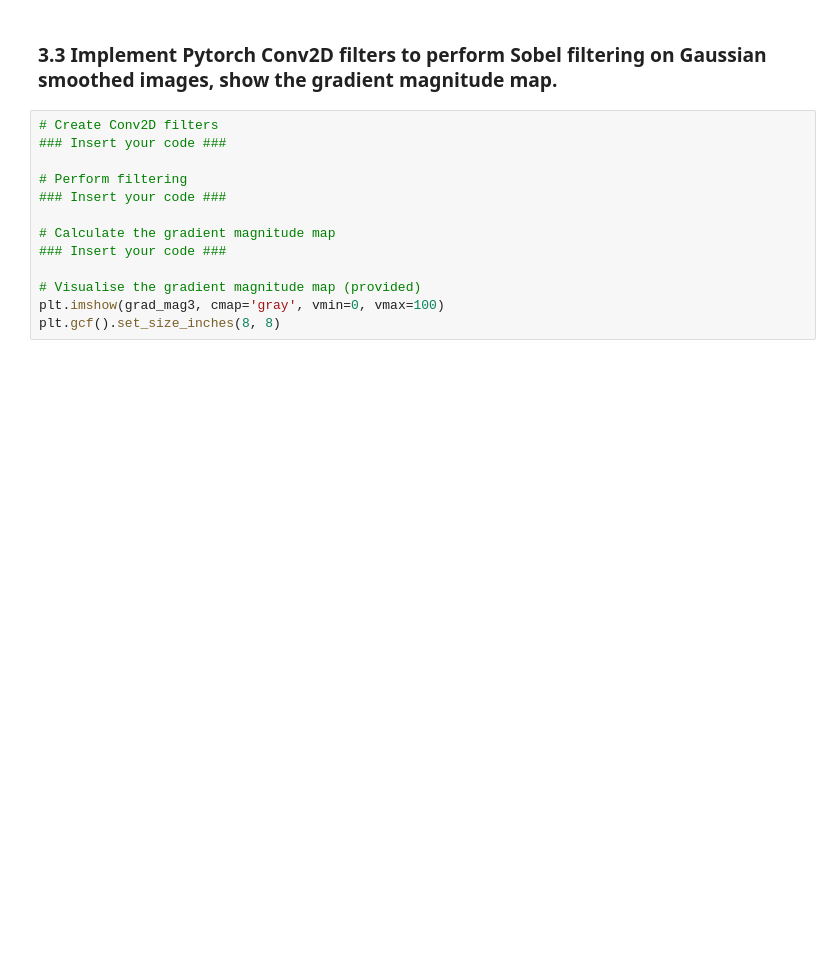
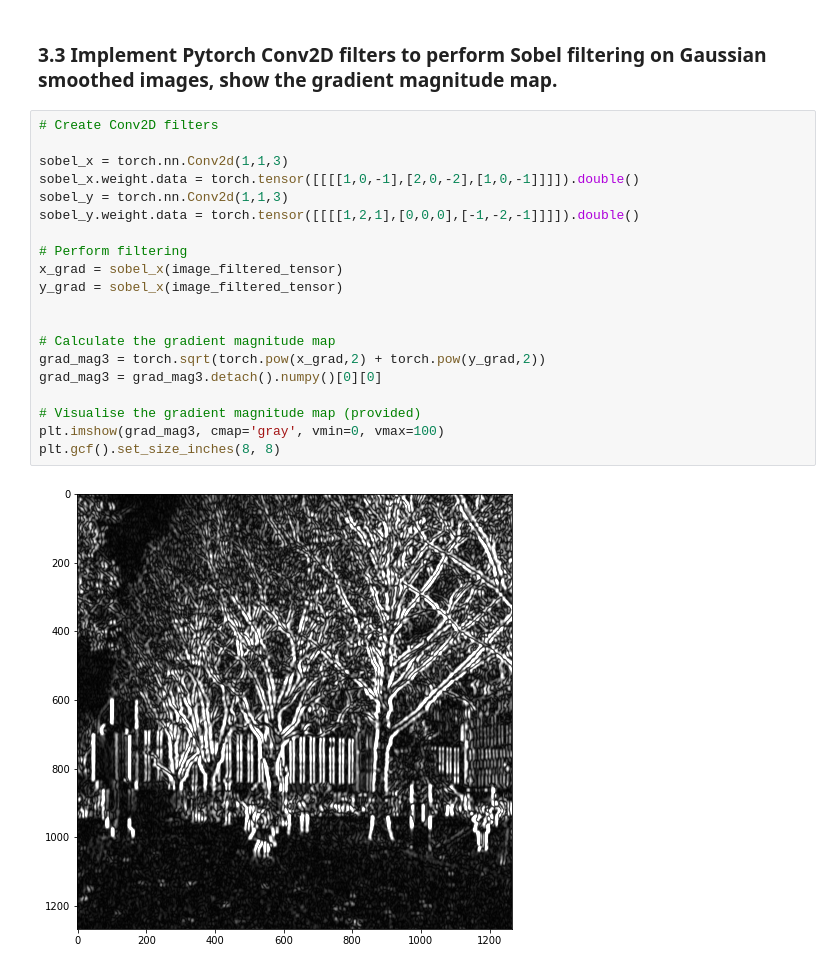
Before and after one commit to Shaanukstar123/Computer-Vision-CW1-Image-Filtering, a Jupyter notebook: coursework_01/coursework_01.ipynb, the cells around one changed output. Saved outputs shown, nothing was run; the diff lists cells and outputs as text; blank space fills up the shorter version.

```diff
--- a/coursework_01/coursework_01.ipynb
+++ b/coursework_01/coursework_01.ipynb
@@ -335,15 +331,24 @@ RuntimeError: [enforce fail at C:\actions-runner\_work\pytorch\pytorch\builder\w
 # %% [markdown]
 ### 3.3 Implement Pytorch Conv2D filters to perform Sobel filtering on Gaussian smoothed images, show the gradient magnitude map.
-# %%
-# Create Conv2D filters
-### Insert your code ###
-
-# Perform filtering
-### Insert your code ###
-
-# Calculate the gradient magnitude map
-### Insert your code ###
-
-# Visualise the gradient magnitude map (provided)
-plt.imshow(grad_mag3, cmap='gray', vmin=0, vmax=100)
-plt.gcf().set_size_inches(8, 8)
+# %%
+# Create Conv2D filters
+
+sobel_x = torch.nn.Conv2d(1,1,3)
+sobel_x.weight.data = torch.tensor([[[[1,0,-1],[2,0,-2],[1,0,-1]]]]).double()
+sobel_y = torch.nn.Conv2d(1,1,3)
+sobel_y.weight.data = torch.tensor([[[[1,2,1],[0,0,0],[-1,-2,-1]]]]).double()
+
+# Perform filtering
+x_grad = sobel_x(image_filtered_tensor)
+y_grad = sobel_x(image_filtered_tensor)
+
+
+# Calculate the gradient magnitude map
+grad_mag3 = torch.sqrt(torch.pow(x_grad,2) + torch.pow(y_grad,2))
+grad_mag3 = grad_mag3.detach().numpy()[0][0]
+
+# Visualise the gradient magnitude map (provided)
+plt.imshow(grad_mag3, cmap='gray', vmin=0, vmax=100)
+plt.gcf().set_size_inches(8, 8)
+# %% [output]
+[figure, added]
```
Also changed, not shown: parts of 7 cells of this notebook.
